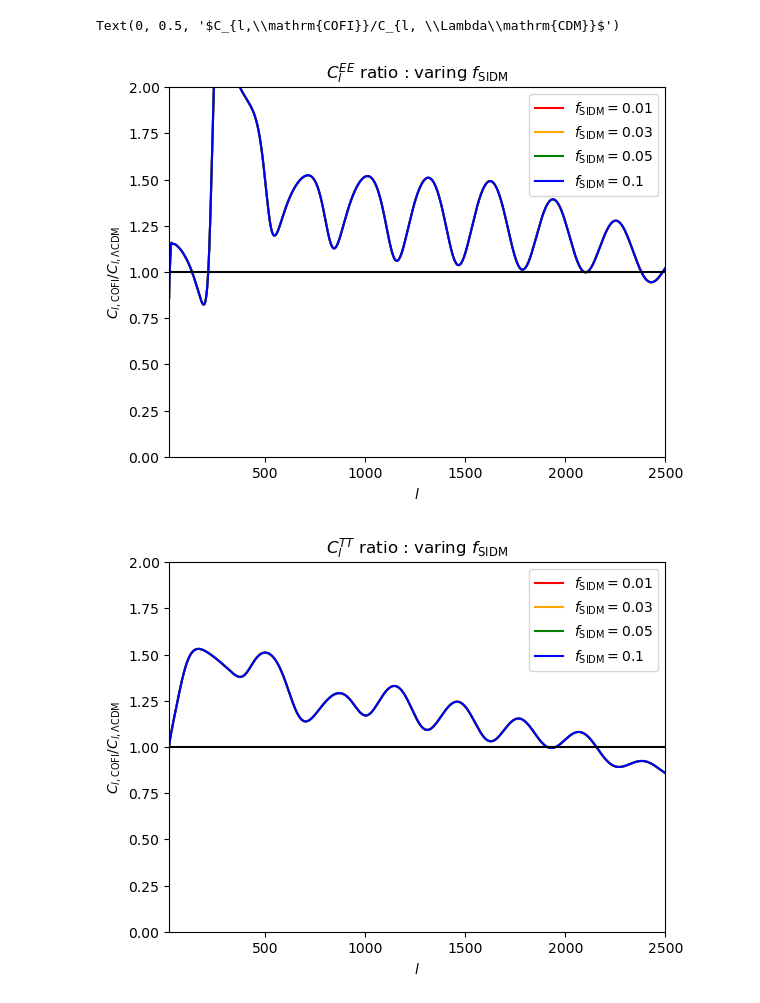
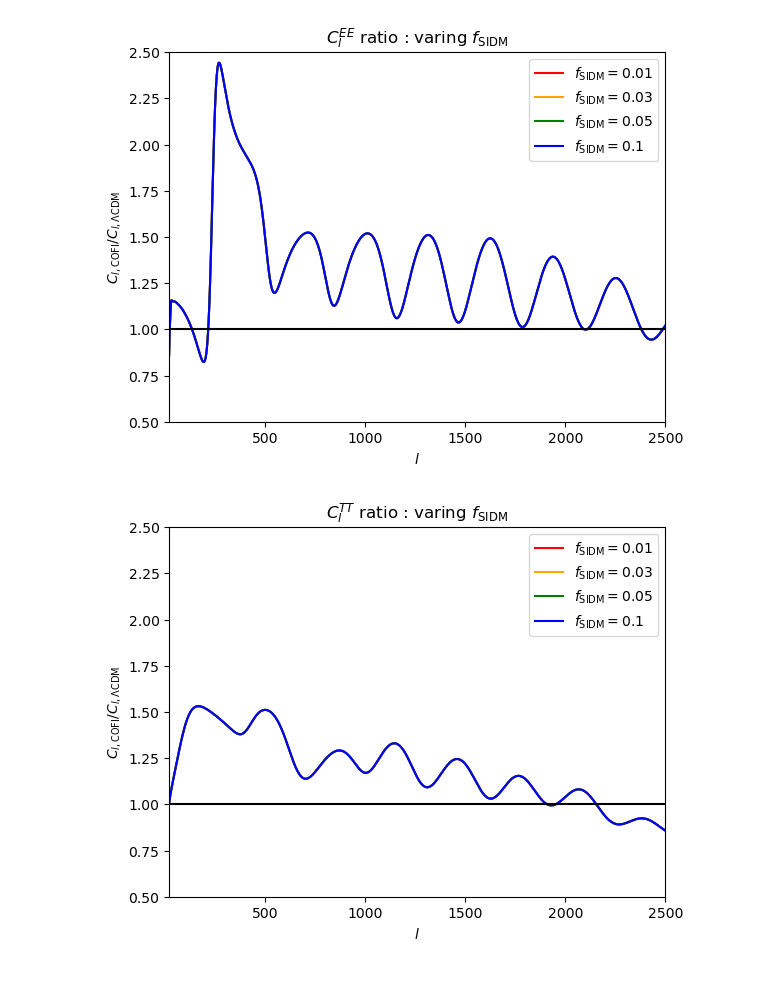
Before and after one commit to KoniOKoni/COFI, a Jupyter notebook: classexample/CMBps.ipynb, the cells around one changed output. Drawn from its saved outputs; the diff is of its cells as text; code cells hidden in the pictures.

```diff
--- a/classexample/CMBps.ipynb
+++ b/classexample/CMBps.ipynb
@@ -23,9 +24,10 @@ fig1, ax1 = plt.subplots()
 fig2, ax2 = plt.subplots()
 
 for i in range(4):
+    f = f_SIDM_table[i]
     COFI = Class()
     COFI.set(common_settings_DCDM)
-    COFI.set({'omega_ini_dr': 0.1/f_SIDM_table[i],'omega_ini_dcdm': 0.1 ,'Gamma_dcdm': 1e3, 'a_tr':1/(1+1000)})
+    COFI.set({'omega_ini_dr': 0.1*f/(1-f),'omega_ini_dcdm': 0.1 ,'Gamma_dcdm': 1e-3, 'a_tr':1/(1+10000)})
     COFI.compute()
     back = COFI.get_background()
     omega_cdm_LCDM = (back['(.)rho_dcdm'] + back['(.)rho_dr'])/back['(.)rho_crit']
@@ -34,38 +36,40 @@ for i in range(4):
     LCDM.set({'omega_cdm' : omega_cdm_LCDM[-1]})
     LCDM.compute()
 
     cls_LCDM = LCDM.lensed_cl(2500)
     cls_COFI = COFI.lensed_cl(2500)
 
     ll = cls_LCDM['ell'][2:]
     ee_LCDM = cls_LCDM['ee'][2:]
     ee_COFI = cls_COFI['ee'][2:]
     tt_LCDM = cls_LCDM['tt'][2:]
     tt_COFI = cls_COFI['tt'][2:]
 
     ax1.plot(ll, ee_COFI/ee_LCDM, color = colors[i], label = r'$f_{\mathrm{SIDM}}=$'+'{}'.format(f_SIDM_table[i]))
     ax2.plot(ll, tt_COFI/tt_LCDM, color = colors[i], label = r'$f_{\mathrm{SIDM}}=$'+'{}'.format(f_SIDM_table[i]))
     COFI.struct_cleanup()
     LCDM.struct_cleanup()
 
 ax1.set_xlim(20, 2500)
-ax1.set_ylim(0, 2)
+ax1.set_ylim(0.5, 2.5)
 ax1.legend(loc = 0)
 ax1.hlines(1, 20, 2500, color = 'k')
 ax1.set_title(r'$C_l^{EE}$ ratio : varing $f_{\mathrm{SIDM}}$')
 ax1.set_xlabel(r'$l$')
 ax1.set_ylabel(r'$C_{l,\mathrm{COFI}}/C_{l, \Lambda\mathrm{CDM}}$')
 ax2.set_xlim(20, 2500)
-ax2.set_ylim(0, 2)
+ax2.set_ylim(0.5, 2.5)
 ax2.legend(loc = 0)
 ax2.hlines(1, 20, 2500, color = 'k')
 ax2.set_title(r'$C_l^{TT}$ ratio : varing $f_{\mathrm{SIDM}}$')
 ax2.set_xlabel(r'$l$')
 ax2.set_ylabel(r'$C_{l,\mathrm{COFI}}/C_{l, \Lambda\mathrm{CDM}}$')
+
+fig1.savefig("EE_f.pdf")
+fig2.savefig("TT_f.pdf")
 # %% [output]
-Text(0, 0.5, '$C_{l,\\mathrm{COFI}}/C_{l, \\Lambda\\mathrm{CDM}}$')
-[figure, old version]
+[figure, new version]
-[figure, old version]
+[figure, new version]
 # %%
 fig1, ax1 = plt.subplots()
 fig2, ax2 = plt.subplots()
```
Also changed, not shown: parts of 6 cells of this notebook, 18 other files.
